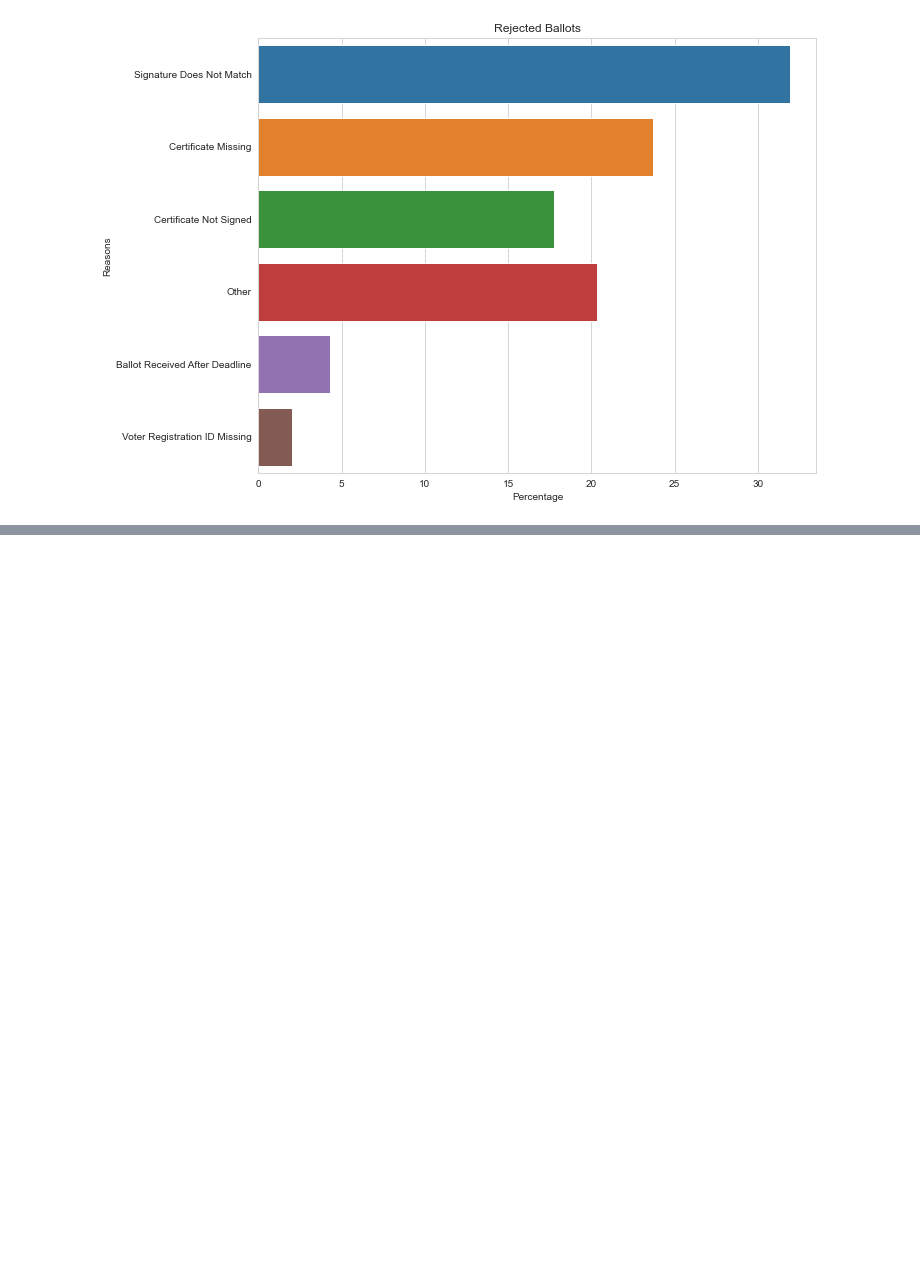
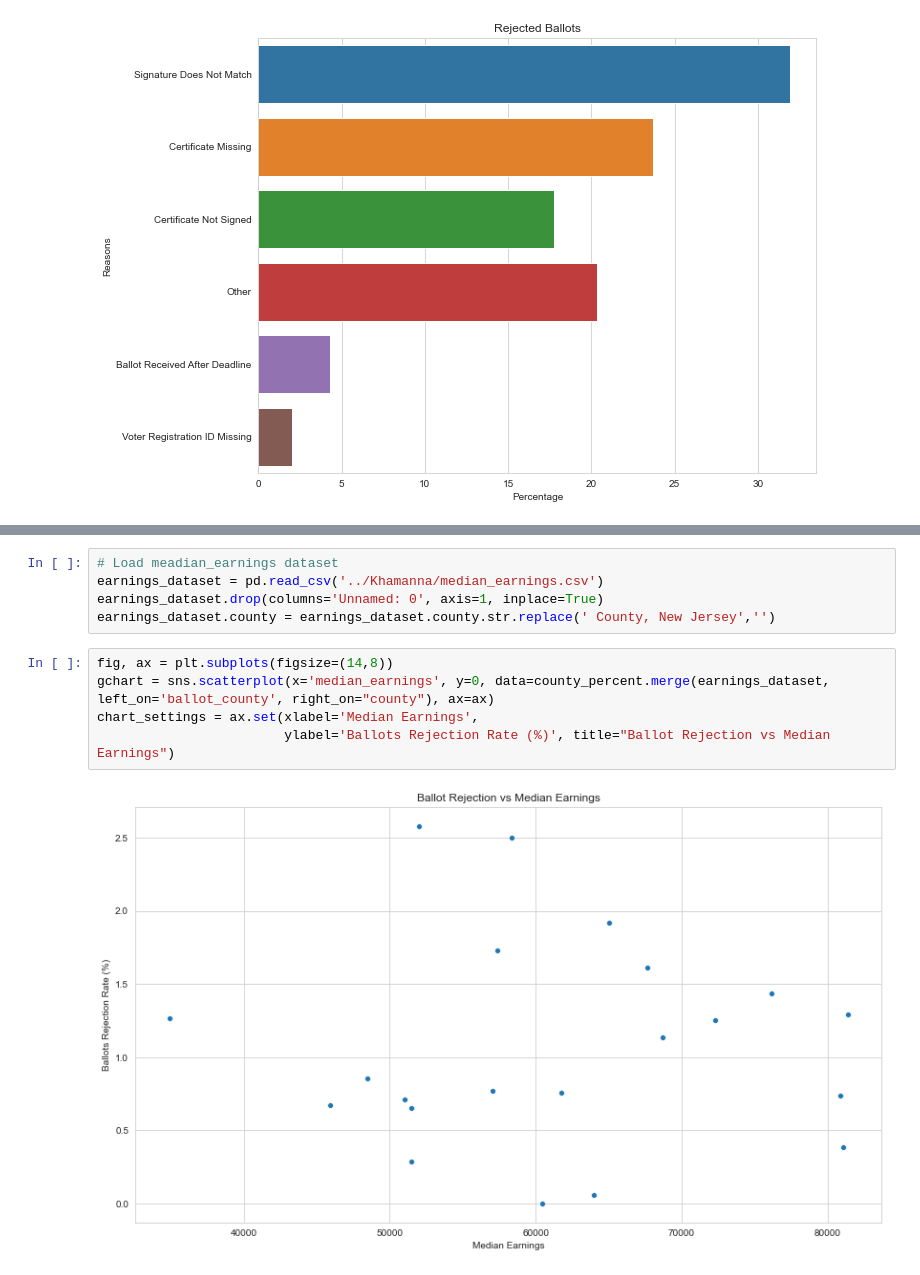
Before and after one commit to lemonaidn/VBM_Rejection_Factors, a Jupyter notebook: Ariel/exploratory_analysis_ballots_data.ipynb, the cells around one changed output, grey strips where cells are left out. Drawn from its saved outputs; the diff is of its cells as text; blank space fills up the shorter version.

```diff
--- a/Ariel/exploratory_analysis_ballots_data.ipynb
+++ b/Ariel/exploratory_analysis_ballots_data.ipynb
@@ -156 +274,13 @@ plot_var = ax.set(xlabel='Percentage', ylabel='Reasons', title="Rejected Ballots
+# %%
+# Load meadian_earnings dataset
+earnings_dataset = pd.read_csv('../Khamanna/median_earnings.csv')
+earnings_dataset.drop(columns='Unnamed: 0', axis=1, inplace=True)
+earnings_dataset.county = earnings_dataset.county.str.replace(' County, New Jersey','')
+# %%
+fig, ax = plt.subplots(figsize=(14,8))
+gchart = sns.scatterplot(x='median_earnings', y=0, data=county_percent.merge(earnings_dataset, left_on='ballot_county', right_on="county"), ax=ax)
+chart_settings = ax.set(xlabel='Median Earnings',
+                        ylabel='Ballots Rejection Rate (%)', title="Ballot Rejection vs Median Earnings")
+# %% [output]
+[figure, added]
 # %% [markdown]
```
Also changed, not shown: parts of 47 cells of this notebook, 2 other files.
